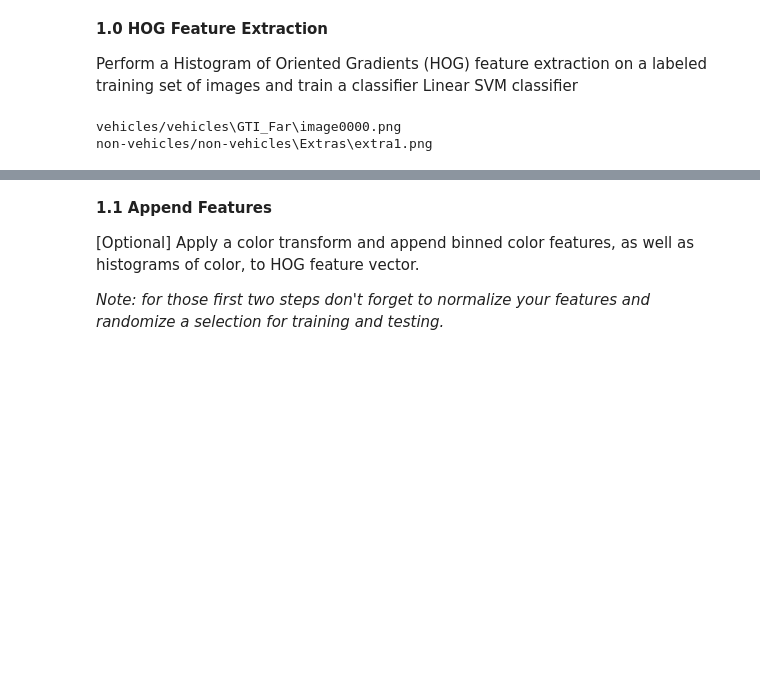
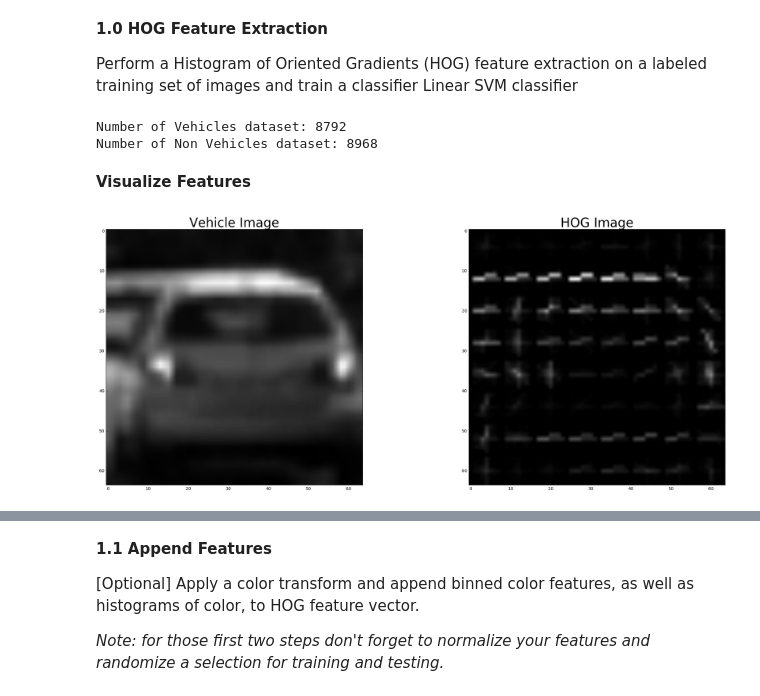
Before and after one commit to toluwajosh/CarND-Vehicle-Detection, a Jupyter notebook: pipeline_session.ipynb, the cells around one changed output, grey strips where cells are left out. Drawn from its saved outputs; the diff is of its cells as text; code cells hidden in the pictures; blank space fills up the shorter version.

```diff
--- a/pipeline_session.ipynb
+++ b/pipeline_session.ipynb
@@ -100,9 +137,29 @@ vehicles = [os.path.join(dirpath, f)
 non_vehicles = [os.path.join(dirpath, f)
     for dirpath, dirnames, files in os.walk(non_vehicles_path)
     for f in files if f.endswith('.png')]
-# %%
-print vehicles[0]
-print non_vehicles[0]
-# %% [output]
-vehicles/vehicles\GTI_Far\image0000.png
-non-vehicles/non-vehicles\Extras\extra1.png
+# %%
+print ('Number of Vehicles dataset:',len(vehicles))
+print ('Number of Non Vehicles dataset:',len(non_vehicles))
+# %% [output]
+Number of Vehicles dataset: 8792
+Number of Non Vehicles dataset: 8968
+# %% [markdown]
+**Visualize Features**
+# %%
+# visualize HOG features of vehicle
+test_image = mpimg.imread(vehicles[120])
+test_image = cv2.cvtColor(test_image, cv2.COLOR_RGB2GRAY)
+features, hog_image = get_hog_features(test_image, orient=12, pix_per_cell=8,
+                                       cell_per_block=2,vis=True, feature_vec=True)
+
+# display results
+f, (ax1, ax2) = plt.subplots(1, 2, figsize=(24, 9)) #
+f.tight_layout()
+
+ax1.imshow(test_image, cmap='gray')
+ax1.set_title('Vehicle Image', fontsize=30)
+ax2.imshow(hog_image, cmap='gray')
+ax2.set_title('HOG Image', fontsize=30)
+# f.savefig('output_images/vehicle_hog_features.jpg')
+# %% [output]
+[figure, added]
```
Also changed, not shown: parts of 10 cells of this notebook, 3 other files.
